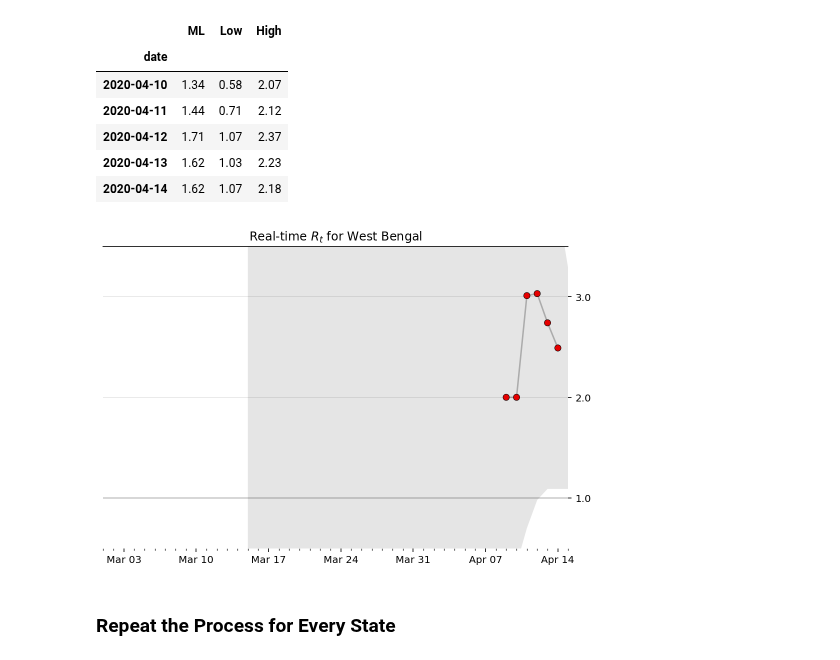
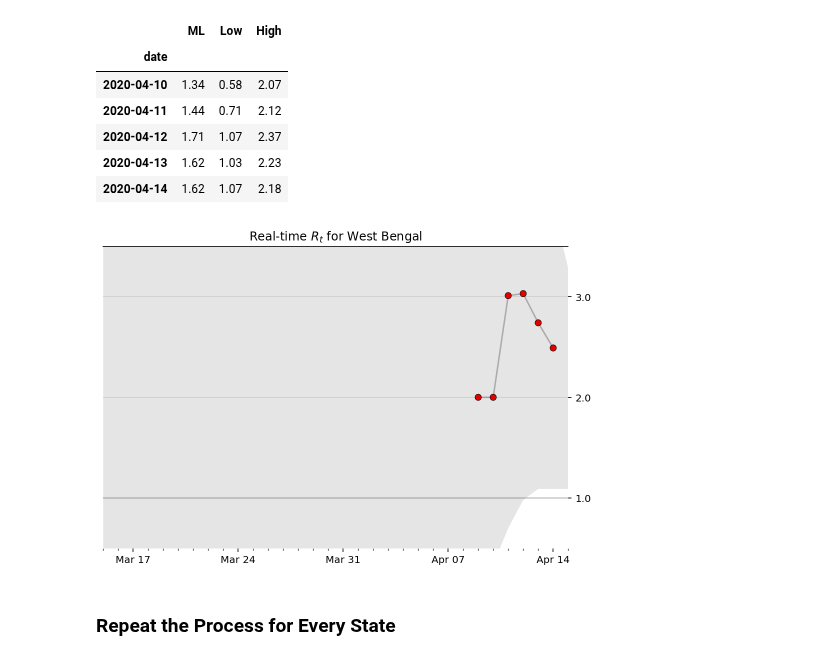
Before and after one commit to meghanabhange/CovidSeer, a Jupyter notebook: _notebooks/2020-04-14-RealtimeR0StrippedDown.ipynb, the cells around one changed output. Saved outputs shown, nothing was run; the diff lists cells and outputs as text; code cells hidden in the pictures.

```diff
--- a/_notebooks/2020-04-14-RealtimeR0StrippedDown.ipynb
+++ b/_notebooks/2020-04-14-RealtimeR0StrippedDown.ipynb
@@ -466,35 +480,35 @@ def plot_rt(result, ax, state_name):
 
     # Formatting
     ax.xaxis.set_major_locator(mdates.MonthLocator())
     ax.xaxis.set_major_formatter(mdates.DateFormatter("%b"))
     ax.xaxis.set_minor_locator(mdates.DayLocator())
 
     ax.yaxis.set_major_locator(ticker.MultipleLocator(1))
     ax.yaxis.set_major_formatter(ticker.StrMethodFormatter("{x:.1f}"))
     ax.yaxis.tick_right()
     ax.spines["left"].set_visible(False)
     ax.spines["bottom"].set_visible(False)
     ax.spines["right"].set_visible(False)
     ax.margins(0)
     ax.grid(which="major", axis="y", c="k", alpha=0.1, zorder=-2)
     ax.margins(0)
     ax.set_ylim(0.0, 3.5)
     ax.set_xlim(
-        pd.Timestamp("2020-03-01"),
+        pd.Timestamp("2020-03-15"),
         result.index.get_level_values("date")[-1] + pd.Timedelta(days=1),
     )
     fig.set_facecolor("w")
 
 
 fig, ax = plt.subplots(figsize=(600 / 72, 400 / 72))
 
 plot_rt(result, ax, state_name)
 ax.set_title(f"Real-time $R_t$ for {state_name}")
 ax.set_ylim(0.5, 3.5)
 ax.xaxis.set_major_locator(mdates.WeekdayLocator())
 ax.xaxis.set_major_formatter(mdates.DateFormatter("%b %d"))
 # %% [output]
-[figure, old version]
+[figure, new version]
 # %% [markdown]
 ### Repeat the Process for Every State
 # %%
```
Also changed, not shown: parts of 2 cells of this notebook.
